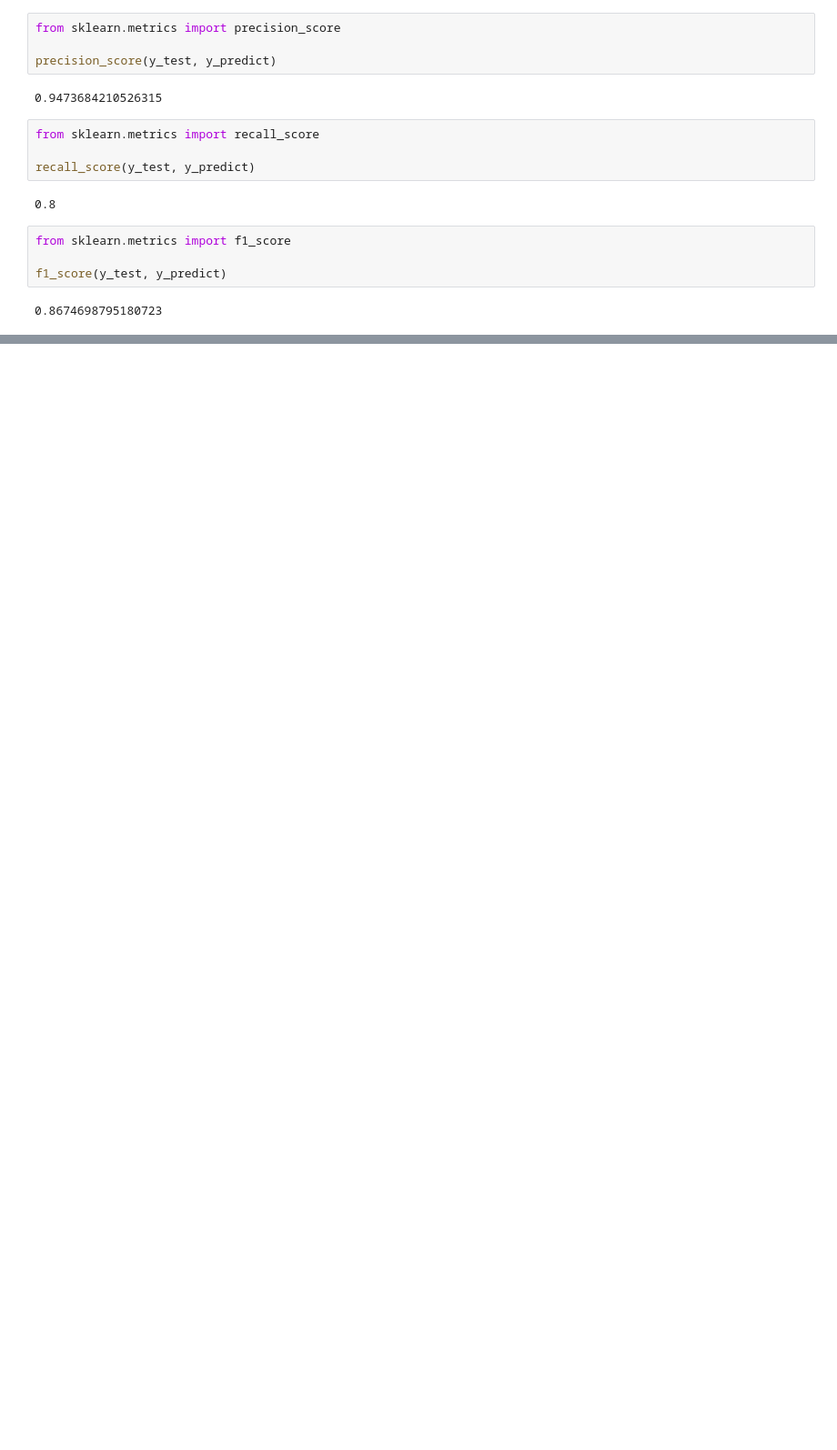
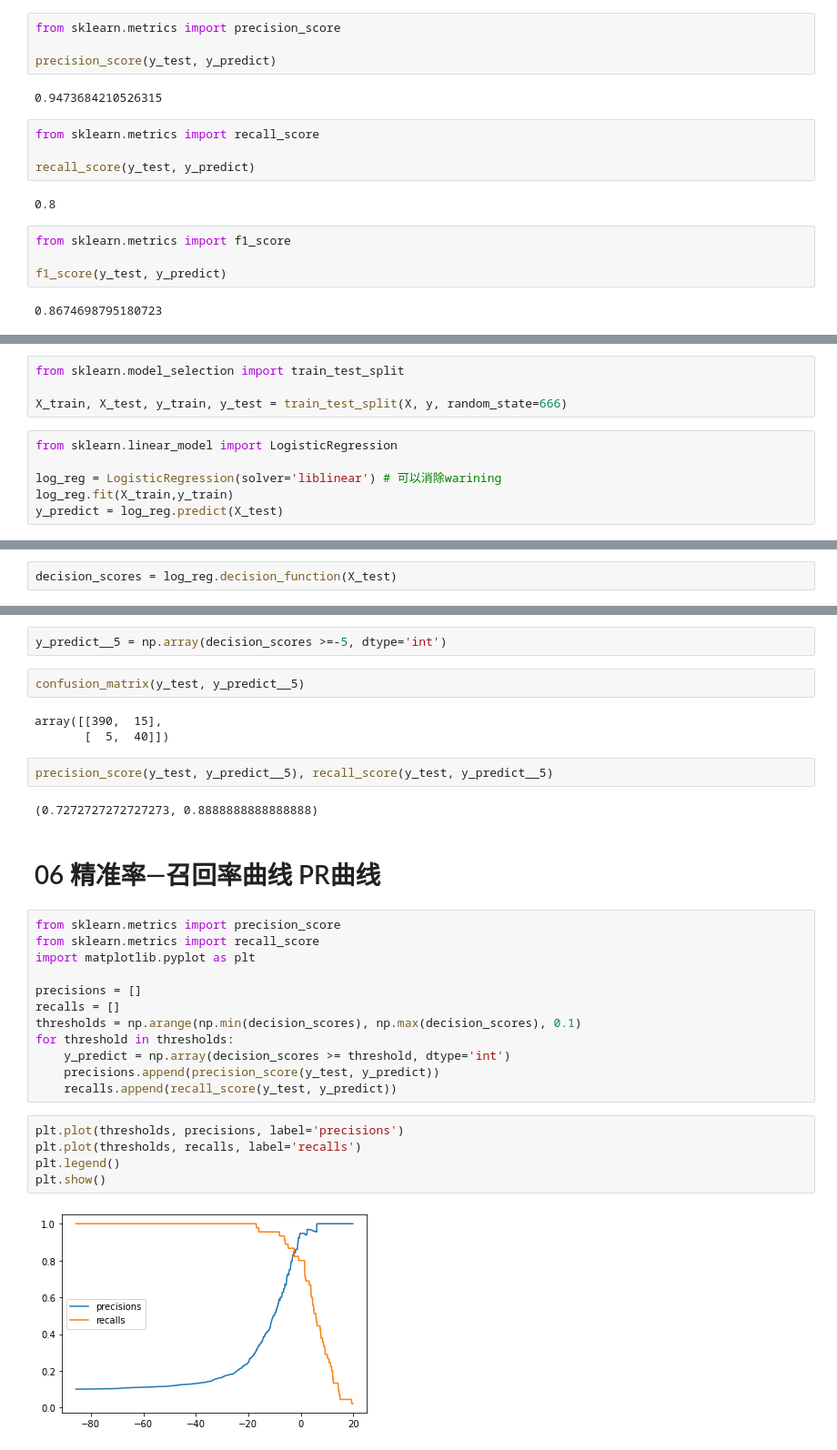
Before and after one commit to Doublc-Qluv/Introduction-to-machine-learning, a Jupyter notebook: 10-ClassificationPerformanceMeasures.ipynb, the cells around one changed output, grey strips where cells are left out. Shown at 91% size. Saved outputs shown, nothing was run; the diff lists cells and outputs as text; blank space fills up the shorter version.

```diff
--- a/10-ClassificationPerformanceMeasures.ipynb
+++ b/10-ClassificationPerformanceMeasures.ipynb
@@ -220,0 +235,10 @@ f1_score(y_test, y_predict)
+# %%
+from sklearn.model_selection import train_test_split
+
+X_train, X_test, y_train, y_test = train_test_split(X, y, random_state=666)
+# %%
+from sklearn.linear_model import LogisticRegression
+
+log_reg = LogisticRegression(solver='liblinear') # 可以消除warining
+log_reg.fit(X_train,y_train)
+y_predict = log_reg.predict(X_test)
@@ -220,0 +301,2 @@ f1_score(y_test, y_predict)
+# %%
+decision_scores = log_reg.decision_function(X_test)
@@ -220,0 +322,32 @@ f1_score(y_test, y_predict)
+# %%
+y_predict__5 = np.array(decision_scores >=-5, dtype='int')
+# %%
+confusion_matrix(y_test, y_predict__5)
+# %% [output]
+array([[390,  15],
+       [  5,  40]])
+# %%
+precision_score(y_test, y_predict__5), recall_score(y_test, y_predict__5)
+# %% [output]
+(0.7272727272727273, 0.8888888888888888)
+# %% [markdown]
+# 06 精准率—召回率曲线 PR曲线
+# %%
+from sklearn.metrics import precision_score
+from sklearn.metrics import recall_score
+import matplotlib.pyplot as plt
+
+precisions = []
+recalls = []
+thresholds = np.arange(np.min(decision_scores), np.max(decision_scores), 0.1)
+for threshold in thresholds:
+    y_predict = np.array(decision_scores >= threshold, dtype='int')
+    precisions.append(precision_score(y_test, y_predict))
+    recalls.append(recall_score(y_test, y_predict))
+# %%
+plt.plot(thresholds, precisions, label='precisions')
+plt.plot(thresholds, recalls, label='recalls')
+plt.legend()
+plt.show()
+# %% [output]
+[figure, added]
```
Also changed, not shown: parts of 45 cells of this notebook, 7 other files.
